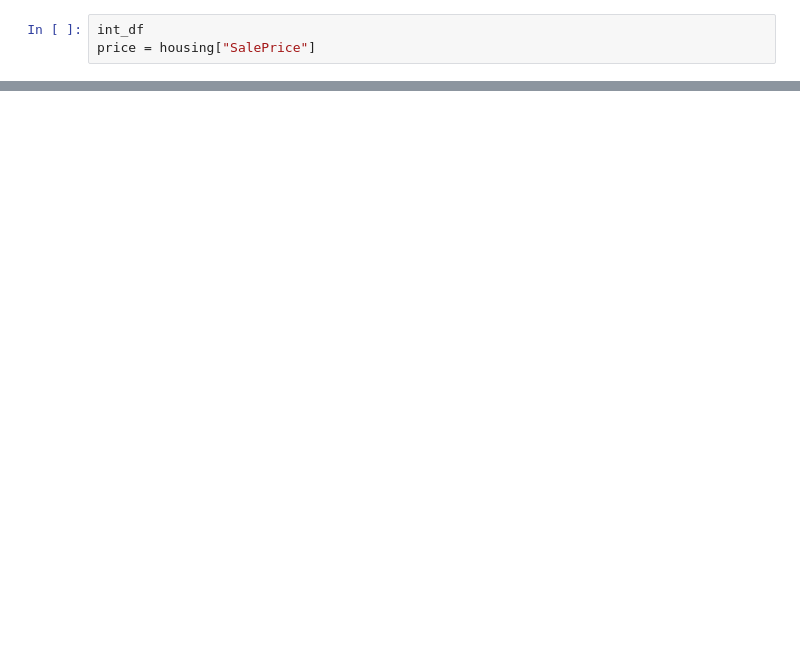
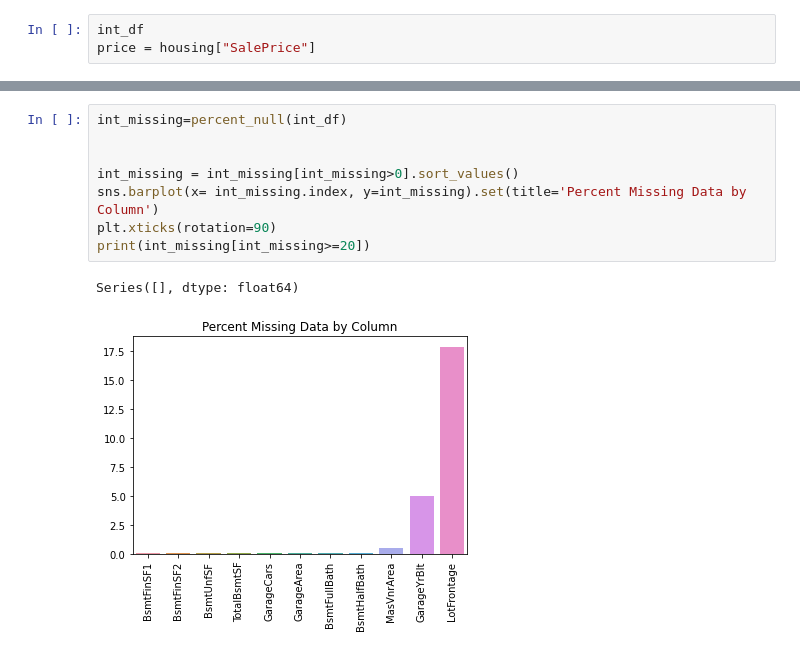
Before and after one commit to mobrien829/ames-ml-project, a Jupyter notebook: Tam's Folder/Ames Project.ipynb, the cells around one changed output, grey strips where cells are left out. Cells and saved outputs as stored; diff of their text form; blank space fills up the shorter version.

```diff
--- a/Tam's Folder/Ames Project.ipynb
+++ b/Tam's Folder/Ames Project.ipynb
@@ -240,3 +234,14 @@ Notes:
 [1] Standard Errors assume that the covariance matrix of the errors is correctly specified.
 [2] The smallest eigenvalue is 1.32e-11. This might indicate that there are
 strong multicollinearity problems or that the design matrix is singular.
+# %%
+int_missing=percent_null(int_df)
+
+
+int_missing = int_missing[int_missing>0].sort_values()
+sns.barplot(x= int_missing.index, y=int_missing).set(title='Percent Missing Data by Column')
+plt.xticks(rotation=90)
+print(int_missing[int_missing>=20])
+# %% [output]
+Series([], dtype: float64)
+[figure, added]
```
Also changed, not shown: parts of 10 cells of this notebook, 1 other file.
